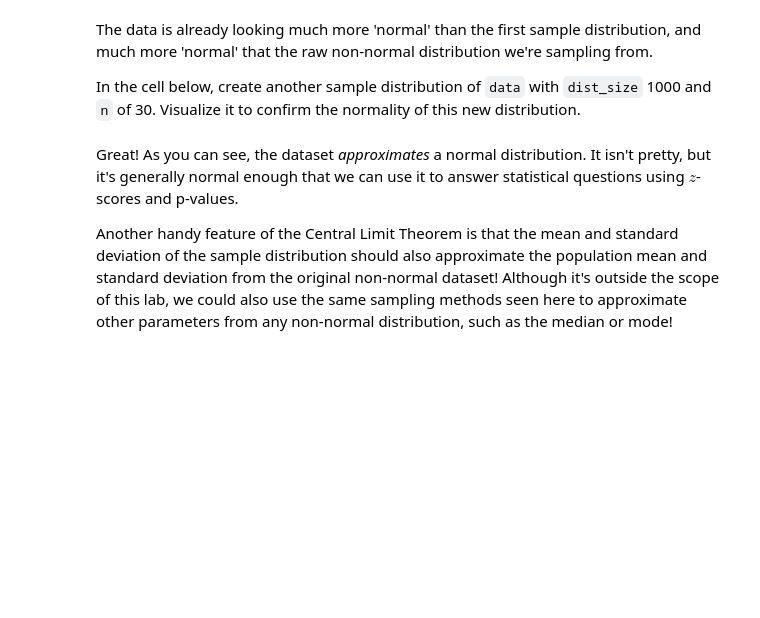
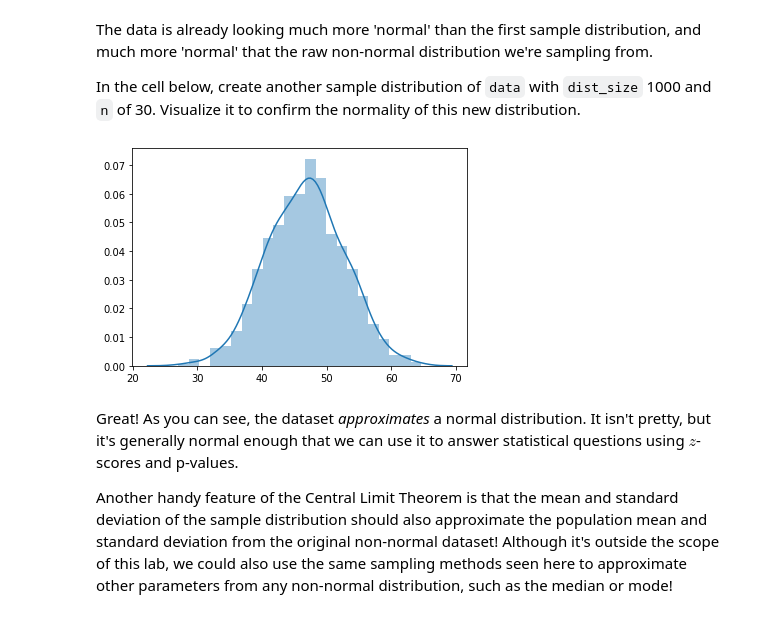
Before and after one commit to kcahlers/dsc-central-limit-theorem-lab-hbs-ds-060120, a Jupyter notebook: index.ipynb, the cells around one changed output. Saved outputs shown, nothing was run; the diff lists cells and outputs as text; code cells hidden in the pictures; blank space fills up the shorter version.

```diff
--- a/index.ipynb
+++ b/index.ipynb
@@ -151,8 +151,10 @@ The data is already looking much more 'normal' than the first sample distributio
 In the cell below, create another sample distribution of `data` with `dist_size` 1000 and `n` of 30.  Visualize it to confirm the normality of this new distribution.
 # %%
 # Your code here
-sample_dist_10 = create_sample_distribution(data, 1000, 30)
-sns.distplot(sample_dist_10);
+sample_dist_1000 = create_sample_distribution(data, 1000, 30)
+sns.distplot(sample_dist_1000);
+# %% [output]
+[figure, added]
 # %% [markdown]
 Great! As you can see, the dataset _approximates_ a normal distribution. It isn't pretty, but it's generally normal enough that we can use it to answer statistical questions using $z$-scores and p-values.
 
```
